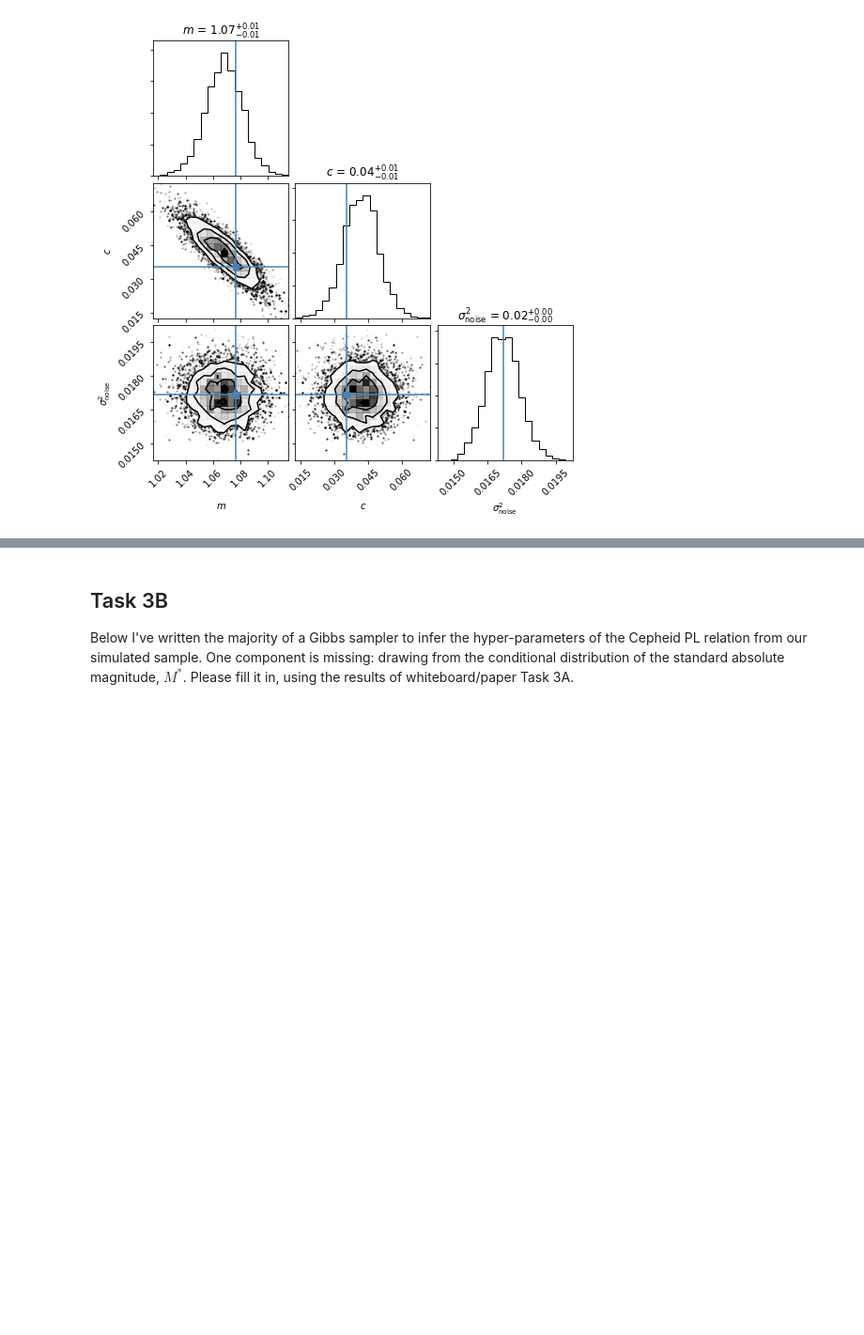
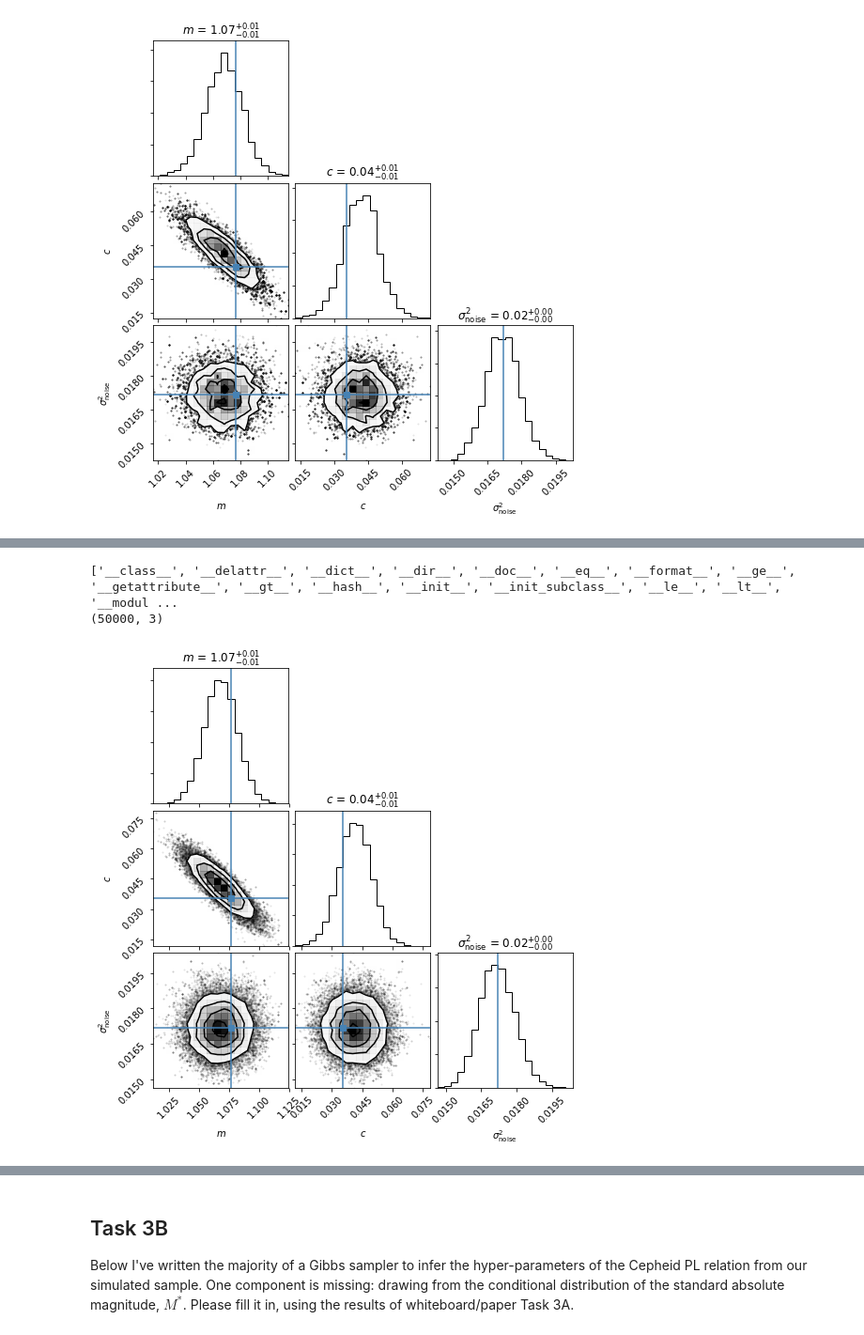
Before and after one commit to sfeeney/ahw19, a Jupyter notebook: ahw_complete.ipynb, the cells around one changed output, grey strips where cells are left out. Shown at 94% size. Cells and saved outputs as stored; diff of their text form; code cells hidden in the pictures; blank space fills up the shorter version.

Commit message:
emcee version of simple posterior.

```diff
--- a/ahw_complete.ipynb
+++ b/ahw_complete.ipynb
@@ -251,11 +251,15 @@ The next task is to write down this sampler for our simplest setting: estimating
 # %%
-def ln_like(x, y, var_noise, pars):
+def ln_like(pars, x, y, var_noise):
     delta = y - (pars[0] * x + pars[1])
     cinv = np.diag(np.ones(len(x)) / var_noise)
     return -0.5 * np.dot(np.dot(delta, cinv), delta)
 
-def ln_prior(mu_slope, sig_slope, mu_intcpt, sig_intcpt, pars):
+def ln_prior(pars, mu_slope, sig_slope, mu_intcpt, sig_intcpt):
     return -0.5 * (((pars[0] - mu_slope) / sig_slope) ** 2 + ((pars[1] - mu_intcpt) / sig_intcpt) ** 2)
+
+def ln_post(pars, x, y, var_noise, mu_slope, sig_slope, mu_intcpt, sig_intcpt):
+    return ln_like(pars, x, y, var_noise) + \
+           ln_prior(pars, mu_slope, sig_slope, mu_intcpt, sig_intcpt)
 # %% [markdown]
 Next, write the sampler itself: choose a random starting point, then propose a move in parameter space and accept it with the appropriate probability. This requires a proposal distribution. Let's use a multivariate normal, centred on the current sample, with a user-specified covariance matrix.
 # %%
@@ -268,8 +272,7 @@ def mh_sampler(n_samples, x, y, var_noise, mu_slope, sig_slope, mu_intcpt, sig_i
     # draw random starting point from prior
     samples[0, 0] = npr.randn() * sig_slope + mu_slope
     samples[0, 1] = npr.randn() * sig_intcpt + mu_intcpt
-    ln_posts[0] = ln_like(x, y, var_noise, samples[0, :]) + \
-                  ln_prior(mu_slope, sig_slope, mu_intcpt, sig_intcpt, samples[0, :])
+    ln_posts[0] = ln_post(samples[0, :], x, y, var_noise, mu_slope, sig_slope, mu_intcpt, sig_intcpt)
 
     # MH algorithm
     for i in range(n_samples - 1):
@@ -278,8 +281,7 @@ def mh_sampler(n_samples, x, y, var_noise, mu_slope, sig_slope, mu_intcpt, sig_i
         proposal = npr.multivariate_normal(samples[i, :], prop_cov)
 
         # calculate acceptance probability:
-        ln_post_prop = ln_like(x, y, var_noise, proposal) + \
-                       ln_prior(mu_slope, sig_slope, mu_intcpt, sig_intcpt, proposal)
+        ln_post_prop = ln_post(proposal, x, y, var_noise, mu_slope, sig_slope, mu_intcpt, sig_intcpt)
         ratio = np.exp(ln_post_prop - ln_posts[i])
 
         # accept or reject?
@@ -411,0 +434,15 @@ fig = corner.corner(final_samples, labels=par_names_co, show_titles=True, truths
+# %%
+import emcee
+n_walkers = 50
+n_dim = 3
+
+init_pos = np.zeros((n_walkers, n_dim))
+for i in range(n_walkers):
+    init_pos[i, :] = prior_sample_nv(mu_slope, sig_slope, mu_intcpt, sig_intcpt, shape_var_noise, \
+                                     scale_var_noise)
+args = [x, y, mu_slope, sig_slope, mu_intcpt, sig_intcpt, shape_var_noise, scale_var_noise]
+sampler = emcee.EnsembleSampler(n_walkers, n_dim, ln_post_nv, args=args)
+pos, prob, state = sampler.run_mcmc(init_pos, 200)
+print('* burned in')
+sampler.reset()
+sampler.run_mcmc(pos, 1000, rstate0=state)
@@ -411,0 +468,9 @@ fig = corner.corner(final_samples, labels=par_names_co, show_titles=True, truths
+# %%
+print(dir(sampler))
+flat_samples = sampler.flatchain
+print(flat_samples.shape)
+fig = corner.corner(flat_samples, labels=par_names_co, show_titles=True, truths=pars)
+# %% [output]
+['__class__', '__delattr__', '__dict__', '__dir__', '__doc__', '__eq__', '__format__', '__ge__', '__getattribute__', '__gt__', '__hash__', '__init__', '__init_subclass__', '__le__', '__lt__', '__modul ...
+(50000, 3)
+[figure, added]
```
Also changed, not shown: parts of 5 cells of this notebook.
